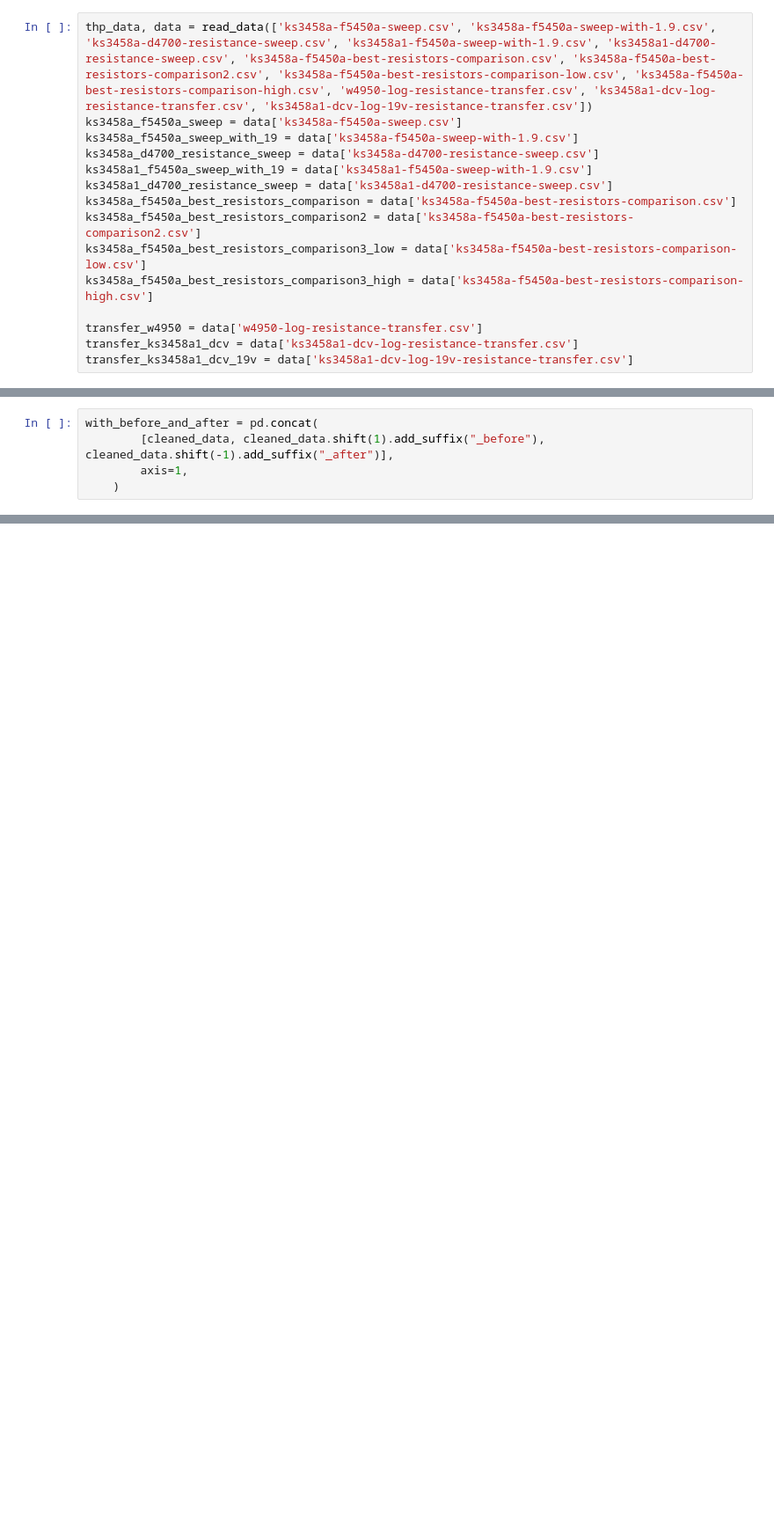
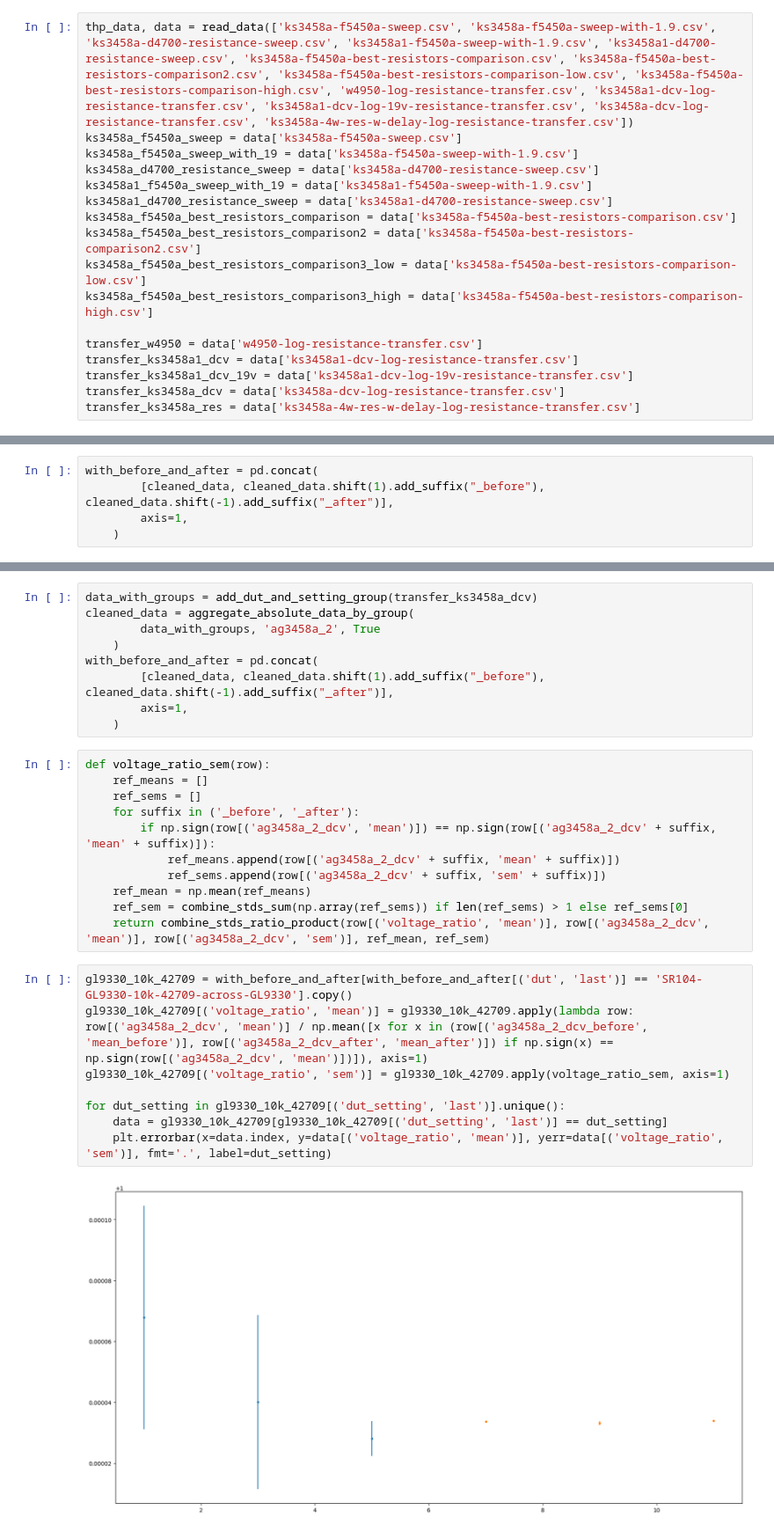
Before and after one commit to alson/metrology-data-analysis, a Jupyter notebook: Resistance transfers.ipynb, the cells around one changed output, grey strips where cells are left out. Shown at 88% size. Cells and saved outputs as stored; diff of their text form; blank space fills up the shorter version.

Commit message:
Add new data, analyse 10k resistor data.

```diff
--- a/Resistance transfers.ipynb
+++ b/Resistance transfers.ipynb
@@ -21,7 +21,7 @@ plt.rcParams["figure.figsize"] = (20,10)
 orig_max_rows = pd.options.display.max_rows
 pd.options.display.max_rows = 100
 # %%
-thp_data, data = read_data(['ks3458a-f5450a-sweep.csv', 'ks3458a-f5450a-sweep-with-1.9.csv', 'ks3458a-d4700-resistance-sweep.csv', 'ks3458a1-f5450a-sweep-with-1.9.csv', 'ks3458a1-d4700-resistance-sweep.csv', 'ks3458a-f5450a-best-resistors-comparison.csv', 'ks3458a-f5450a-best-resistors-comparison2.csv', 'ks3458a-f5450a-best-resistors-comparison-low.csv', 'ks3458a-f5450a-best-resistors-comparison-high.csv', 'w4950-log-resistance-transfer.csv', 'ks3458a1-dcv-log-resistance-transfer.csv', 'ks3458a1-dcv-log-19v-resistance-transfer.csv'])
+thp_data, data = read_data(['ks3458a-f5450a-sweep.csv', 'ks3458a-f5450a-sweep-with-1.9.csv', 'ks3458a-d4700-resistance-sweep.csv', 'ks3458a1-f5450a-sweep-with-1.9.csv', 'ks3458a1-d4700-resistance-sweep.csv', 'ks3458a-f5450a-best-resistors-comparison.csv', 'ks3458a-f5450a-best-resistors-comparison2.csv', 'ks3458a-f5450a-best-resistors-comparison-low.csv', 'ks3458a-f5450a-best-resistors-comparison-high.csv', 'w4950-log-resistance-transfer.csv', 'ks3458a1-dcv-log-resistance-transfer.csv', 'ks3458a1-dcv-log-19v-resistance-transfer.csv', 'ks3458a-dcv-log-resistance-transfer.csv', 'ks3458a-4w-res-w-delay-log-resistance-transfer.csv'])
 ks3458a_f5450a_sweep = data['ks3458a-f5450a-sweep.csv']
 ks3458a_f5450a_sweep_with_19 = data['ks3458a-f5450a-sweep-with-1.9.csv']
 ks3458a_d4700_resistance_sweep = data['ks3458a-d4700-resistance-sweep.csv']
@@ -35,6 +35,8 @@ ks3458a_f5450a_best_resistors_comparison3_high = data['ks3458a-f5450a-best-resis
 transfer_w4950 = data['w4950-log-resistance-transfer.csv']
 transfer_ks3458a1_dcv = data['ks3458a1-dcv-log-resistance-transfer.csv']
 transfer_ks3458a1_dcv_19v = data['ks3458a1-dcv-log-19v-resistance-transfer.csv']
+transfer_ks3458a_dcv = data['ks3458a-dcv-log-resistance-transfer.csv']
+transfer_ks3458a_res = data['ks3458a-4w-res-w-delay-log-resistance-transfer.csv']
 # %%
 ks3458a_f5450a_sweep_1 = ks3458a_f5450a_sweep[
     (ks3458a_f5450a_sweep.index > pd.Timestamp(2023, 1, 25, 14, 55))
@@ -385,0 +394,30 @@ for dut_setting in gl9330_10k_42709[('dut_setting', 'last')].unique():
+# %%
+data_with_groups = add_dut_and_setting_group(transfer_ks3458a_dcv)
+cleaned_data = aggregate_absolute_data_by_group(
+        data_with_groups, 'ag3458a_2', True
+    )
+with_before_and_after = pd.concat(
+        [cleaned_data, cleaned_data.shift(1).add_suffix("_before"), cleaned_data.shift(-1).add_suffix("_after")],
+        axis=1,
+    )
+# %%
+def voltage_ratio_sem(row):
+    ref_means = []
+    ref_sems = []
+    for suffix in ('_before', '_after'):
+        if np.sign(row[('ag3458a_2_dcv', 'mean')]) == np.sign(row[('ag3458a_2_dcv' + suffix, 'mean' + suffix)]):
+            ref_means.append(row[('ag3458a_2_dcv' + suffix, 'mean' + suffix)])
+            ref_sems.append(row[('ag3458a_2_dcv' + suffix, 'sem' + suffix)])
+    ref_mean = np.mean(ref_means)
+    ref_sem = combine_stds_sum(np.array(ref_sems)) if len(ref_sems) > 1 else ref_sems[0]
+    return combine_stds_ratio_product(row[('voltage_ratio', 'mean')], row[('ag3458a_2_dcv', 'mean')], row[('ag3458a_2_dcv', 'sem')], ref_mean, ref_sem)
+# %%
+gl9330_10k_42709 = with_before_and_after[with_before_and_after[('dut', 'last')] == 'SR104-GL9330-10k-42709-across-GL9330'].copy()
+gl9330_10k_42709[('voltage_ratio', 'mean')] = gl9330_10k_42709.apply(lambda row: row[('ag3458a_2_dcv', 'mean')] / np.mean([x for x in (row[('ag3458a_2_dcv_before', 'mean_before')], row[('ag3458a_2_dcv_after', 'mean_after')]) if np.sign(x) == np.sign(row[('ag3458a_2_dcv', 'mean')])]), axis=1)
+gl9330_10k_42709[('voltage_ratio', 'sem')] = gl9330_10k_42709.apply(voltage_ratio_sem, axis=1)
+
+for dut_setting in gl9330_10k_42709[('dut_setting', 'last')].unique():
+    data = gl9330_10k_42709[gl9330_10k_42709[('dut_setting', 'last')] == dut_setting]
+    plt.errorbar(x=data.index, y=data[('voltage_ratio', 'mean')], yerr=data[('voltage_ratio', 'sem')], fmt='.', label=dut_setting)
+# %% [output]
+[figure, added]
```
Also changed, not shown: parts of 12 cells of this notebook, 2 other files.
